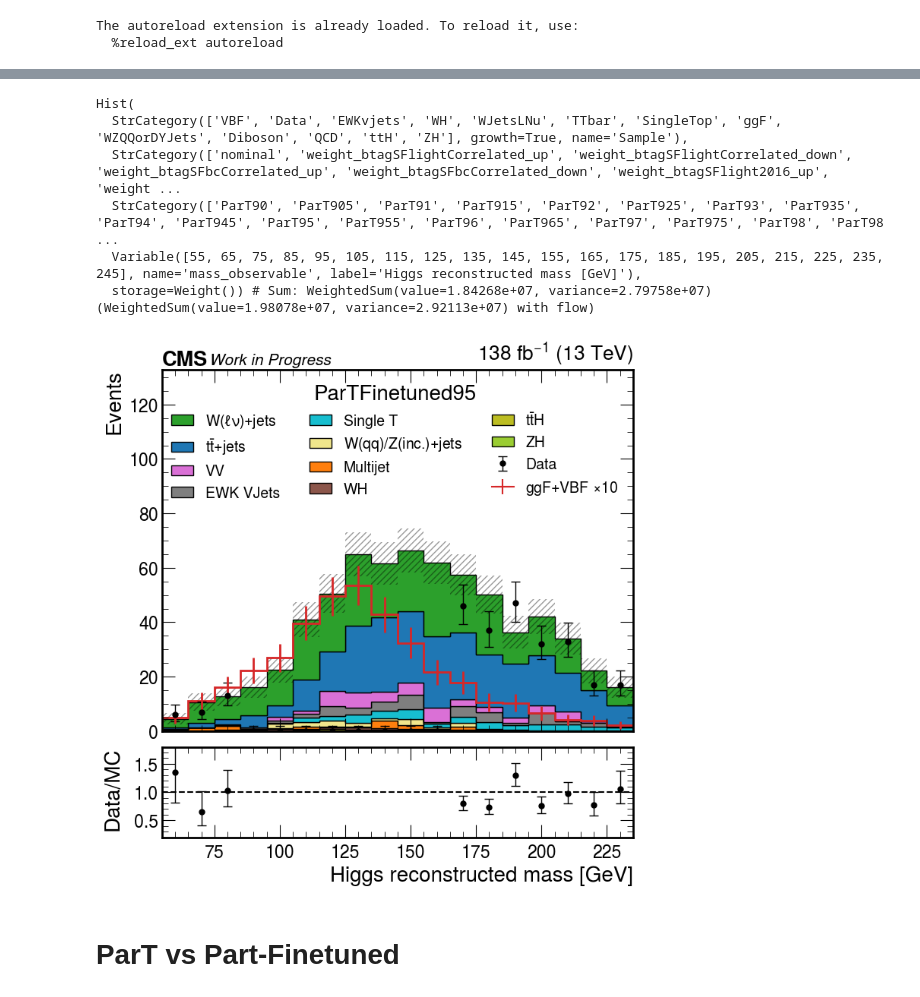
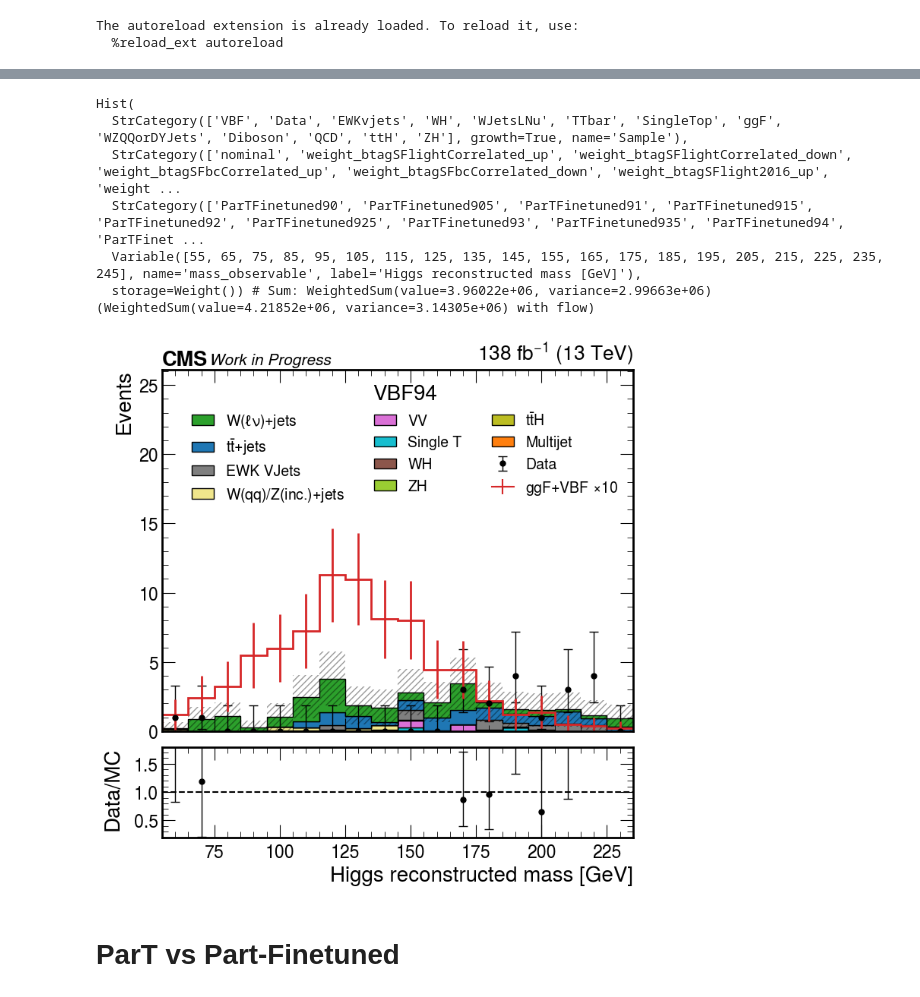
Before and after one commit to quinnanm/boostedhiggs, a Jupyter notebook: binder/combine_sig_v2.ipynb, the cells around one changed output, grey strips where cells are left out. Drawn from its saved outputs; the diff is of its cells as text; code cells hidden in the pictures.

```diff
--- a/binder/combine_sig_v2.ipynb
+++ b/binder/combine_sig_v2.ipynb
@@ -74,7 +74,7 @@ def get_lumi(years, channels):
 # %%
 # get lumi
 import pickle as pkl
-with open("../combine/templates/v2/hists_templates_Run2.pkl", "rb") as f:
+with open("../combine/templates/v3/hists_templates_Run2.pkl", "rb") as f:
     h = pkl.load(f)
 # %%
 h
@@ -82,41 +82,41 @@ h
 Hist(
   StrCategory(['VBF', 'Data', 'EWKvjets', 'WH', 'WJetsLNu', 'TTbar', 'SingleTop', 'ggF', 'WZQQorDYJets', 'Diboson', 'QCD', 'ttH', 'ZH'], growth=True, name='Sample'),
   StrCategory(['nominal', 'weight_btagSFlightCorrelated_up', 'weight_btagSFlightCorrelated_down', 'weight_btagSFbcCorrelated_up', 'weight_btagSFbcCorrelated_down', 'weight_btagSFlight2016_up', 'weight ...
-  StrCategory(['ParT90', 'ParT905', 'ParT91', 'ParT915', 'ParT92', 'ParT925', 'ParT93', 'ParT935', 'ParT94', 'ParT945', 'ParT95', 'ParT955', 'ParT96', 'ParT965', 'ParT97', 'ParT975', 'ParT98', 'ParT98 ...
+  StrCategory(['ParTFinetuned90', 'ParTFinetuned905', 'ParTFinetuned91', 'ParTFinetuned915', 'ParTFinetuned92', 'ParTFinetuned925', 'ParTFinetuned93', 'ParTFinetuned935', 'ParTFinetuned94', 'ParTFinet ...
   Variable([55, 65, 75, 85, 95, 105, 115, 125, 135, 145, 155, 165, 175, 185, 195, 205, 215, 225, 235, 245], name='mass_observable', label='Higgs reconstructed mass [GeV]'),
-  storage=Weight()) # Sum: WeightedSum(value=1.84268e+07, variance=2.79758e+07) (WeightedSum(value=1.98078e+07, variance=2.92113e+07) with flow)
+  storage=Weight()) # Sum: WeightedSum(value=3.96022e+06, variance=2.99663e+06) (WeightedSum(value=4.21852e+06, variance=3.14305e+06) with flow)
 # %%
 plt.rcParams.update({"font.size": 20})
 
-region = "ParTFinetuned95"
+region = "VBF94"
 text = region
 
 blind_region=[90,160]
 mult = 10
 
 if "CR" in region:
     blind_region = False
     mult=1
 
 years = ["2018", "2017", "2016", "2016APV"]
 channels = ["ele", "mu"]
 
 from utilsCombine import plot_hists
 from utilsCombine2 import plot_hists
 
 plot_hists(h[{"Systematic": "nominal", "Region": region}], years, channels,
             add_data=True,
             logy=False,
             add_soverb=True,
             only_sig=False,
             mult=mult,
             outpath=f"/Users/fmokhtar/Desktop/AN_2024/combine/",
            save_as=region,
            text_=text,
            blind_region=blind_region,
           )
 # %% [output]
-[figure, old version]
+[figure, new version]
 # %% [markdown]
 # ParT vs Part-Finetuned
 # %%
```
Also changed, not shown: 3 other files.
